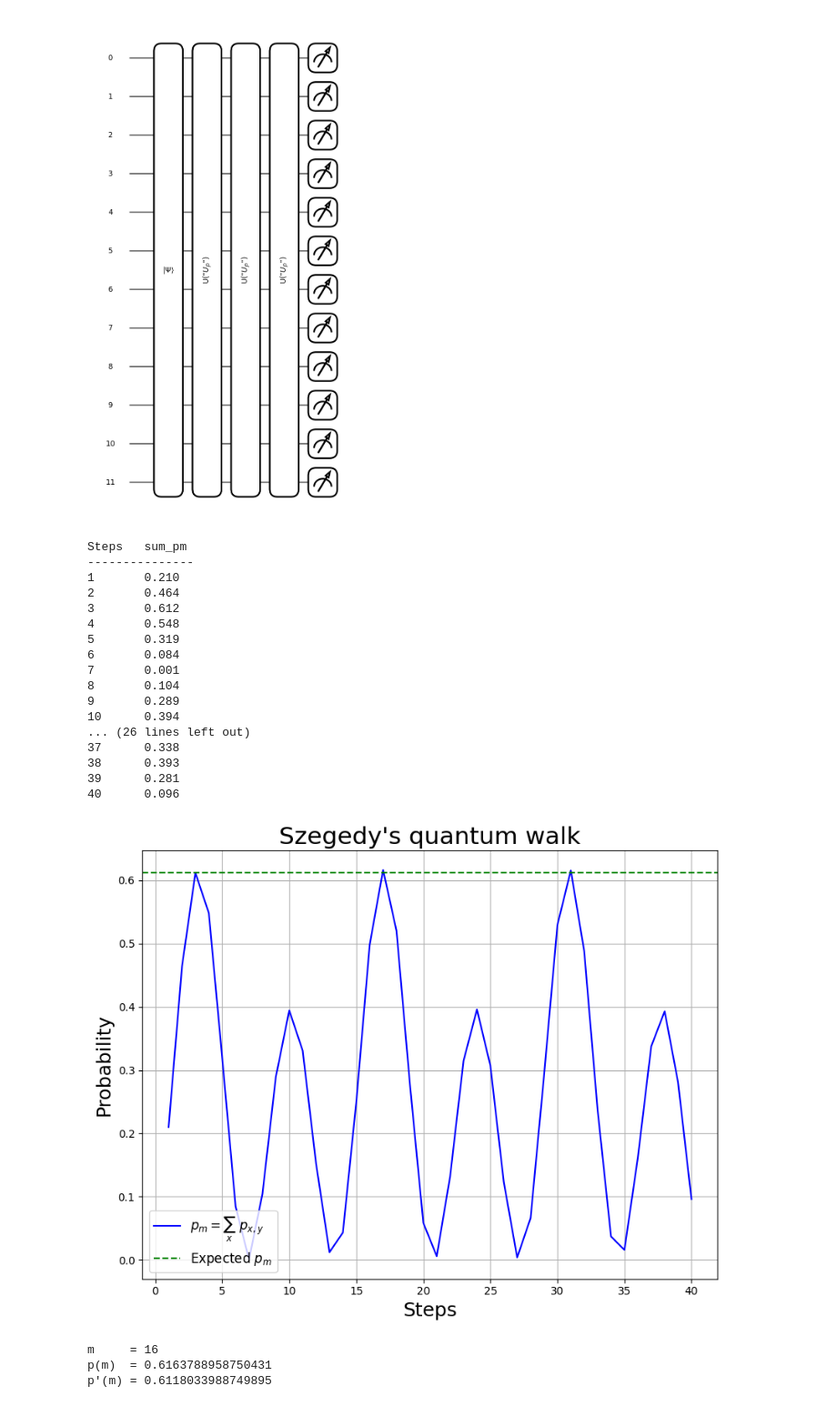
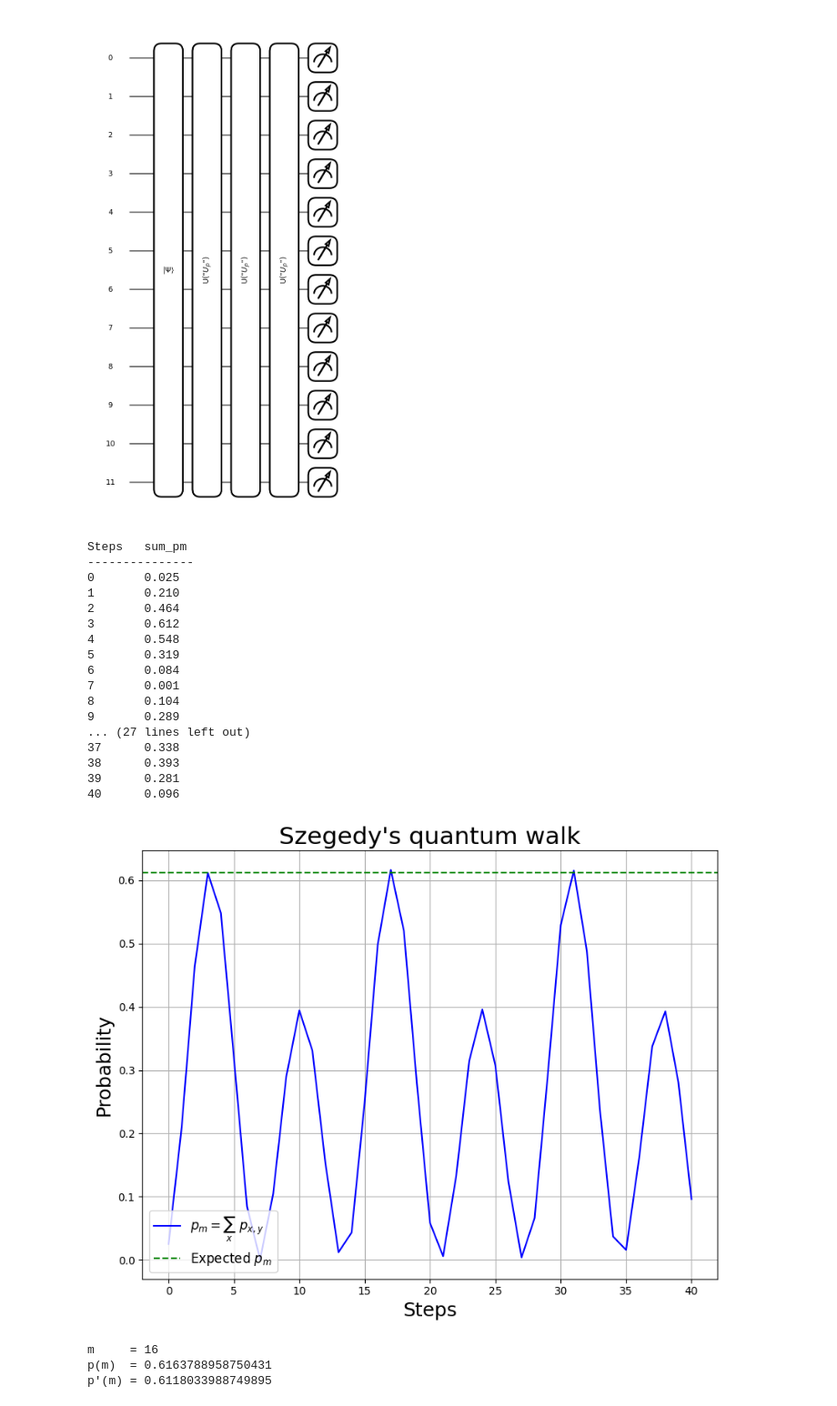
Before and after one commit to maxwell04-wq/qrw-for-pagerank, a Jupyter notebook: LitRev/2016_santos_queries/santos.ipynb, the cells around one changed output. Shown: that part at 91% size. Saved outputs shown, nothing was run; the diff lists cells and outputs as text; code cells hidden in the pictures.

Commit message:
sstep=0 included in plot (2)

```diff
--- a/LitRev/2016_santos_queries/santos.ipynb
+++ b/LitRev/2016_santos_queries/santos.ipynb
@@ -170,7 +170,7 @@ m_data = []
 print("Steps\tsum_pm")
 print("---------------")
 steps = int(np.ceil(2*np.pi*N**0.5))
-for k in range(1, steps+1):
+for k in range(steps+1):
     state_vector = np.abs(circuit(k)**2)
     sum_pm = np.sum(state_vector[(m-1)*2**n:(m)*2**n])
     # sum_pm = 0
@@ -184,6 +184,7 @@ for k in range(1, steps+1):
 # %% [output]
 Steps   sum_pm
 ---------------
+0       0.025
 1       0.210
 2       0.464
 3       0.612
@@ -193,8 +194,7 @@ Steps   sum_pm
 7       0.001
 8       0.104
 9       0.289
-10      0.394
-... (26 lines left out)
+... (27 lines left out)
 37      0.338
 38      0.393
 39      0.281
@@ -202,20 +202,20 @@ Steps   sum_pm
 # %%
 scale_factor = 1.5
 default_figsize = plt.rcParams["figure.figsize"]
 scaled_figsize = (default_figsize[0] * scale_factor, default_figsize[1] * scale_factor)
 
 plt.figure(figsize=scaled_figsize)
-plt.plot(range(1, steps+1), m_data, "b-", label=r"$p_m = \sum_x~p_{x,y}$")
+plt.plot(range(steps+1), m_data, "b-", label=r"$p_m = \sum_x~p_{x,y}$")
 plt.axhline(y = 0.5 + 1/np.sqrt(2*N), color="green", linestyle="--", label=r"Expected $p_m$")
 plt.legend(fontsize=12, loc="lower left")
 plt.title("Szegedy's quantum walk", fontsize=15*scale_factor)
 plt.xlabel("Steps", fontsize=12*scale_factor)
 plt.ylabel("Probability", fontsize=12*scale_factor)
 # plt.ylim((0, 1))
 plt.grid()
 plt.show()
 # %% [output]
-[figure, old version]
+[figure, new version]
 # %%
 print(f"m     = {np.argmax(m_data)}\np(m)  = {np.max(m_data)}")
 print(f"p'(m) = {0.5 + 1/np.sqrt(2*N)}")
```
